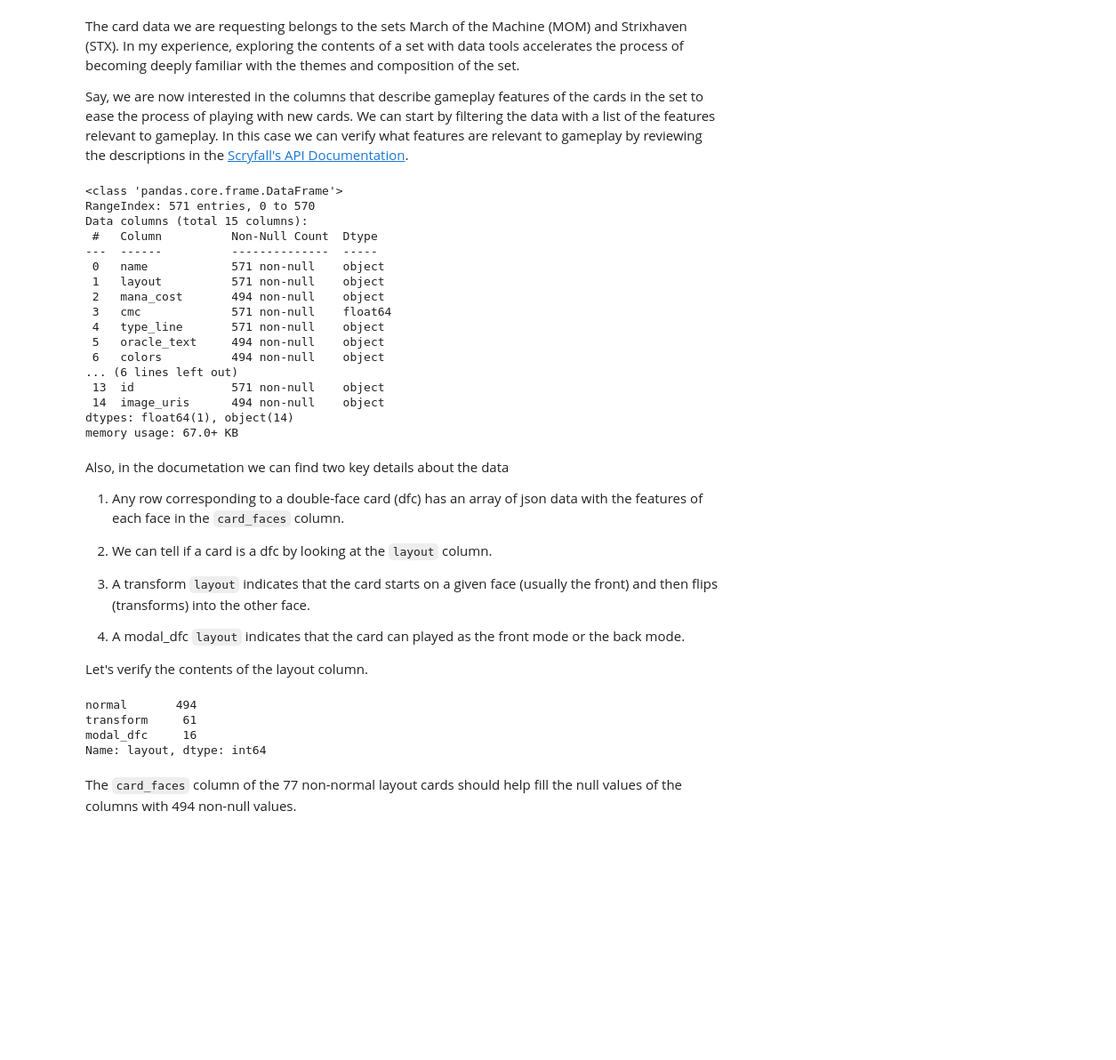
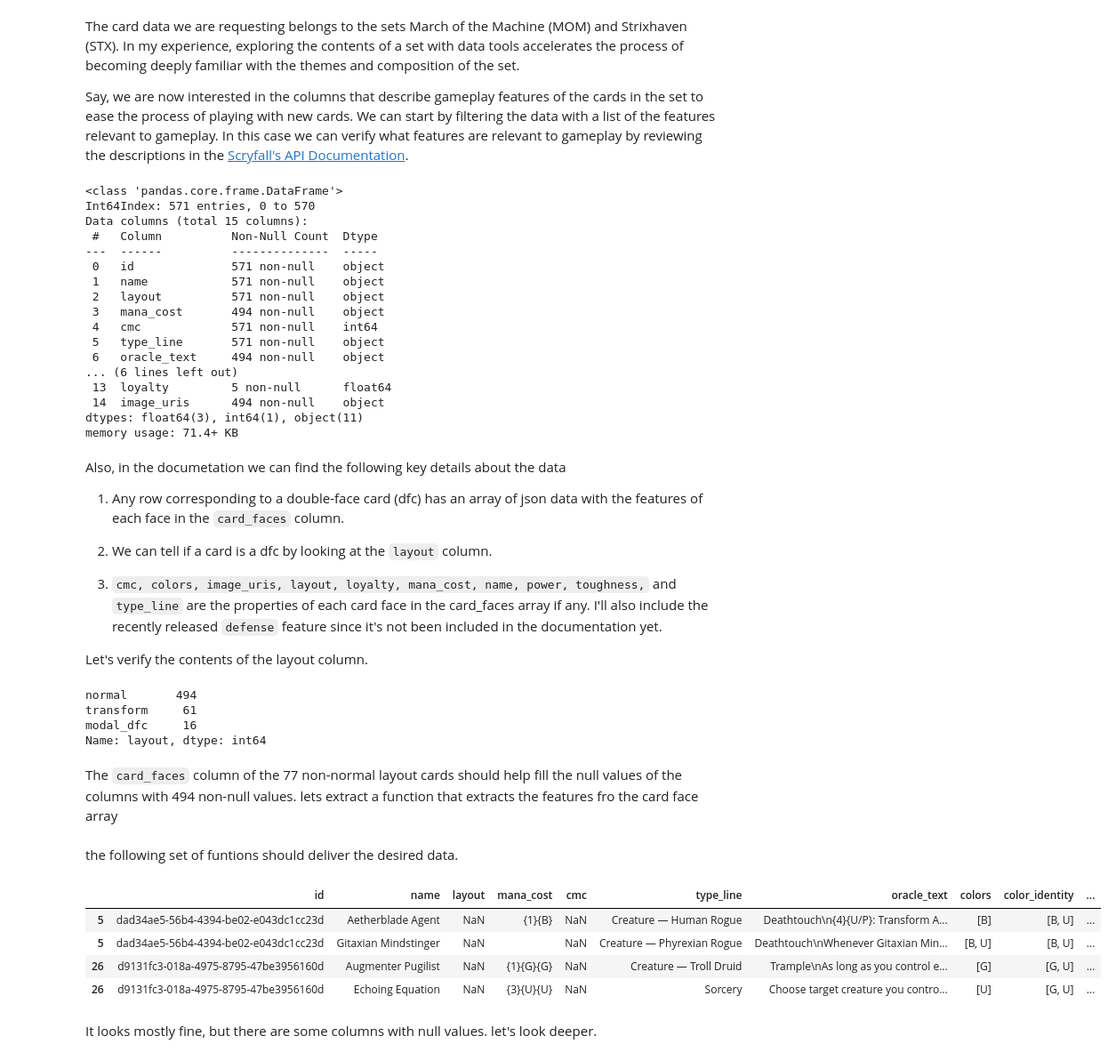
Before and after one commit to ajemmott/mtg-data-projects, a Jupyter notebook: notebooks/01-api-data-structuring.ipynb, the cells around one changed output. Shown: that part at 89% size. Saved outputs shown, nothing was run; the diff lists cells and outputs as text; code cells hidden in the pictures; blank space fills up the shorter version.

Commit message:
extended functionality to include dfc separation

```diff
--- a/notebooks/01-api-data-structuring.ipynb
+++ b/notebooks/01-api-data-structuring.ipynb
@@ -89,40 +86,41 @@ The card data we are requesting belongs to the sets March of the Machine (MOM) a
 
 Say, we are now interested in the columns that describe gameplay features of the cards in the set to ease the process of playing with new cards. We can start by filtering the data with a list of the features relevant to gameplay. In this case we can verify what features are relevant to gameplay by reviewing the descriptions in the [Scryfall's API Documentation](https://scryfall.com/docs/api/cards).
 # %%
-gameplay_features = ['name', 'layout', 'mana_cost', 'cmc', 'type_line',
-                     'oracle_text','colors','color_identity', 'card_faces',
-                     'rarity', 'power', 'toughness', 'loyalty', 'id', 'image_uris']
+gameplay_features = ['id', 'name', 'layout', 'mana_cost', 'cmc',
+                     'type_line','oracle_text','colors',
+                     'color_identity', 'card_faces','rarity',
+                     'power', 'toughness', 'loyalty',
+                     'image_uris']
 
 set_data = raw_set_data[gameplay_features]
 set_data.info()
 # %% [output]
 <class 'pandas.core.frame.DataFrame'>
-RangeIndex: 571 entries, 0 to 570
+Int64Index: 571 entries, 0 to 570
 Data columns (total 15 columns):
  #   Column          Non-Null Count  Dtype
 ---  ------          --------------  -----
- 0   name            571 non-null    object
- 1   layout          571 non-null    object
- 2   mana_cost       494 non-null    object
- 3   cmc             571 non-null    float64
- 4   type_line       571 non-null    object
- 5   oracle_text     494 non-null    object
- 6   colors          494 non-null    object
+ 0   id              571 non-null    object
+ 1   name            571 non-null    object
+ 2   layout          571 non-null    object
+ 3   mana_cost       494 non-null    object
+ 4   cmc             571 non-null    int64
+ 5   type_line       571 non-null    object
+ 6   oracle_text     494 non-null    object
 ... (6 lines left out)
- 13  id              571 non-null    object
+ 13  loyalty         5 non-null      float64
  14  image_uris      494 non-null    object
-dtypes: float64(1), object(14)
-memory usage: 67.0+ KB
+dtypes: float64(3), int64(1), object(11)
+memory usage: 71.4+ KB
 # %% [markdown]
-Also, in the documetation we can find two key details about the data
+Also, in the documetation we can find the following key details about the data
 
 1. Any row corresponding to a double-face card (dfc) has an array of json data with the features of each face in the `card_faces` column.
 
 2. We can tell if a card is a dfc by looking at the `layout` column.
 
-3. A transform `layout` indicates that the card starts on a given face (usually the front) and then flips (transforms) into the other face.
+3. `cmc, colors, image_uris, layout, loyalty, mana_cost, name, power, toughness,` and `type_line` are the properties of each card face in the card_faces array if any. I'll also include the recently released `defense` feature since it's not been included in the documentation yet.
 
-4. A modal_dfc `layout` indicates that the card can played as the front mode or the back mode.
 
 Let's verify the contents of the layout column.
 # %%
@@ -133,4 +131,4 @@ transform     61
 modal_dfc     16
 Name: layout, dtype: int64
 # %% [markdown]
-The `card_faces` column of the 77 non-normal layout  cards should help fill the null values of the columns with 494 non-null values.
+The `card_faces` column of the 77 non-normal layout  cards should help fill the null values of the columns with 494 non-null values. lets extract a function that extracts the features fro the card face array
@@ -136,0 +144,24 @@ The `card_faces` column of the 77 non-normal layout  cards should help fill the
+# %% [markdown]
+the following set of funtions should deliver the desired data.
+# %%
+card_face_features = ['cmc', 'image_uris','layout','loyalty','mana_cost',
+                      'colors','power','name','toughness','type_line',
+                      'defense', 'oracle_text']
+
+dfc_set_data = (set_data
+    .query('layout == "transform" or layout == "modal_dfc"')
+    .explode('card_faces')
+    .apply(extract_card_face_features,
+           axis='columns',
+           features= card_face_features)
+    .drop(columns='card_faces'))
+
+dfc_set_data.head(4)
+# %% [output]
+|  | id | name | layout | mana_cost | cmc | type_line | oracle_text | colors | color_identity | ... |
+| 5 | dad34ae5-56b4-4394-be02-e043dc1cc23d | Aetherblade Agent | NaN | {1}{B} | NaN | Creature — Human Rogue | Deathtouch\n{4}{U/P}: Transform A... | [B] | [B, U] | ... |
+| 5 | dad34ae5-56b4-4394-be02-e043dc1cc23d | Gitaxian Mindstinger | NaN |  | NaN | Creature — Phyrexian Rogue | Deathtouch\nWhenever Gitaxian Min... | [B, U] | [B, U] | ... |
+| 26 | d9131fc3-018a-4975-8795-47be3956160d | Augmenter Pugilist | NaN | {1}{G}{G} | NaN | Creature — Troll Druid | Trample\nAs long as you control e... | [G] | [G, U] | ... |
+| 26 | d9131fc3-018a-4975-8795-47be3956160d | Echoing Equation | NaN | {3}{U}{U} | NaN | Sorcery | Choose target creature you contro... | [U] | [G, U] | ... |
+# %% [markdown]
+It looks mostly fine, but there are some columns with null values. let's look deeper.
```
Also changed, not shown: parts of 13 cells of this notebook.
